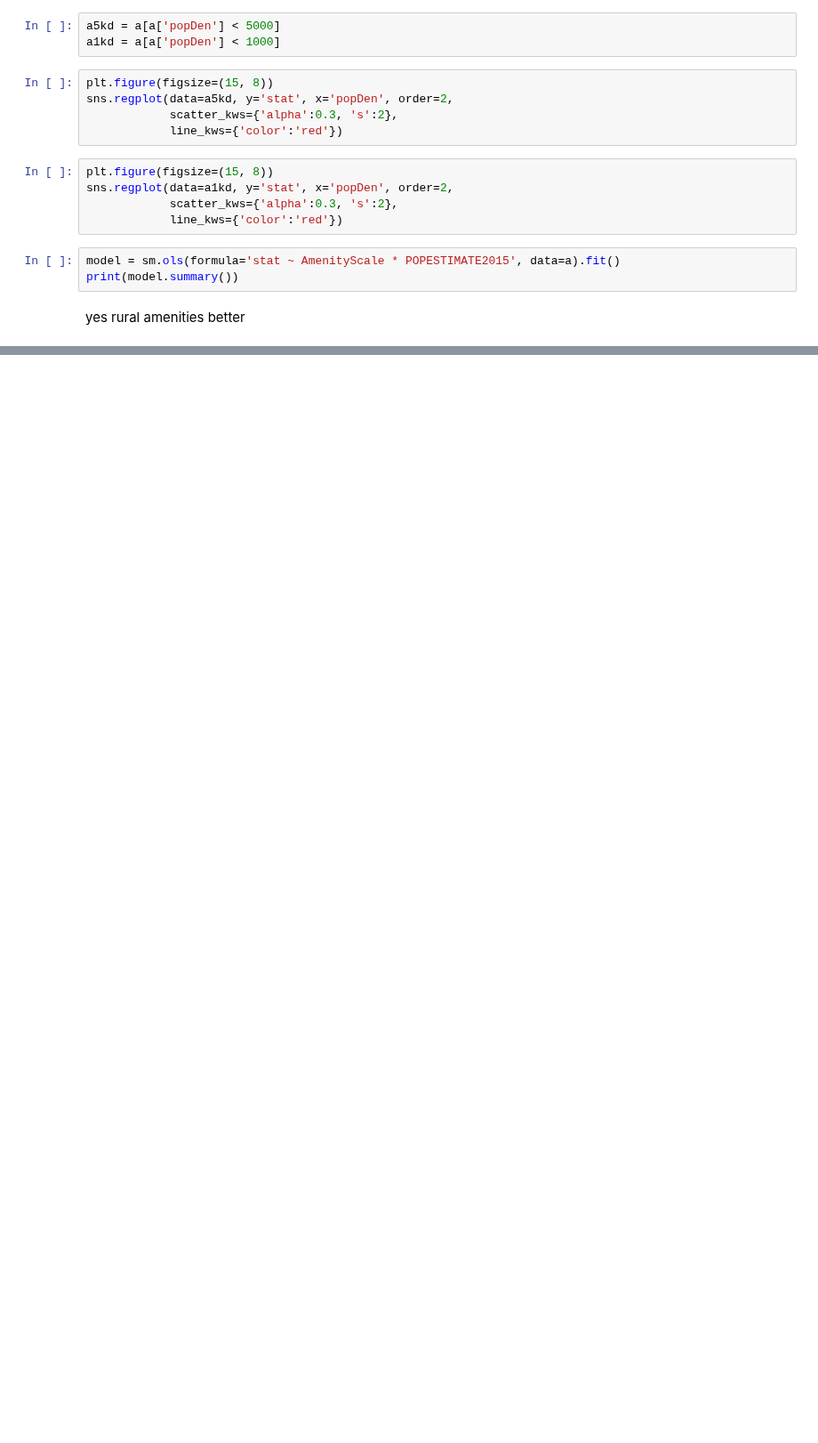
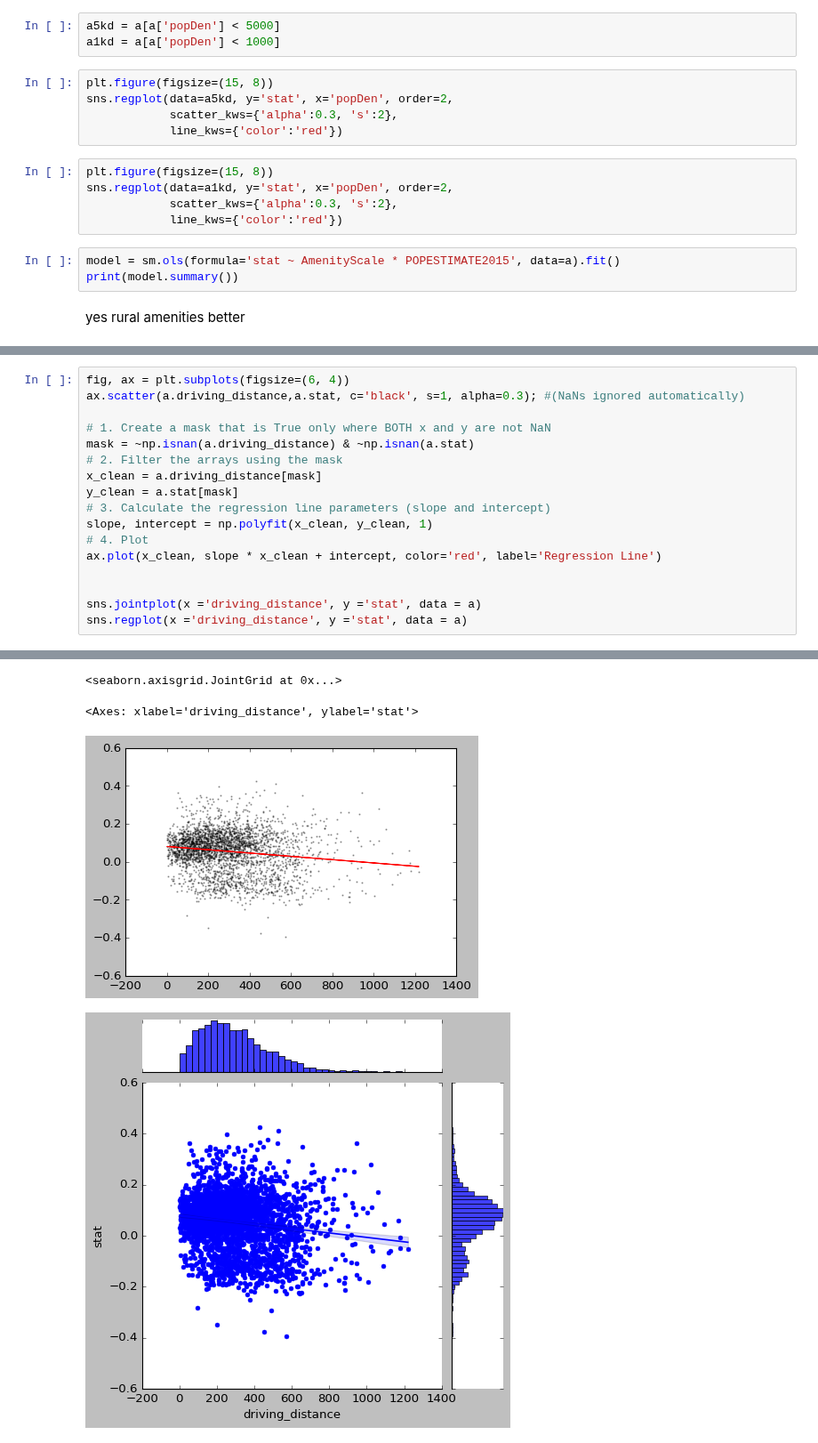
Before and after one commit to theaok/hfgi, a Jupyter notebook: hfgi.ipynb, the cells around one changed output, grey strips where cells are left out. Shown at 89% size. Drawn from its saved outputs; the diff is of its cells as text; blank space fills up the shorter version.

```diff
--- a/hfgi.ipynb
+++ b/hfgi.ipynb
@@ -796,0 +811,18 @@ yes rural amenities better
+# %%
+fig, ax = plt.subplots(figsize=(6, 4))
+ax.scatter(a.driving_distance,a.stat, c='black', s=1, alpha=0.3); #(NaNs ignored automatically)
+
+# 1. Create a mask that is True only where BOTH x and y are not NaN
+mask = ~np.isnan(a.driving_distance) & ~np.isnan(a.stat)
+# 2. Filter the arrays using the mask
+x_clean = a.driving_distance[mask]
+y_clean = a.stat[mask]
+# 3. Calculate the regression line parameters (slope and intercept)
+slope, intercept = np.polyfit(x_clean, y_clean, 1)
+# 4. Plot
+ax.plot(x_clean, slope * x_clean + intercept, color='red', label='Regression Line')
+
+
+sns.jointplot(x ='driving_distance', y ='stat', data = a)
+sns.regplot(x ='driving_distance', y ='stat', data = a)
+# %% [output]
@@ -796,0 +831,4 @@ yes rural amenities better
+<seaborn.axisgrid.JointGrid at 0x...>
+<Axes: xlabel='driving_distance', ylabel='stat'>
+[figure, added]
+[figure, added]
```
Also changed, not shown: parts of 36 cells of this notebook.
